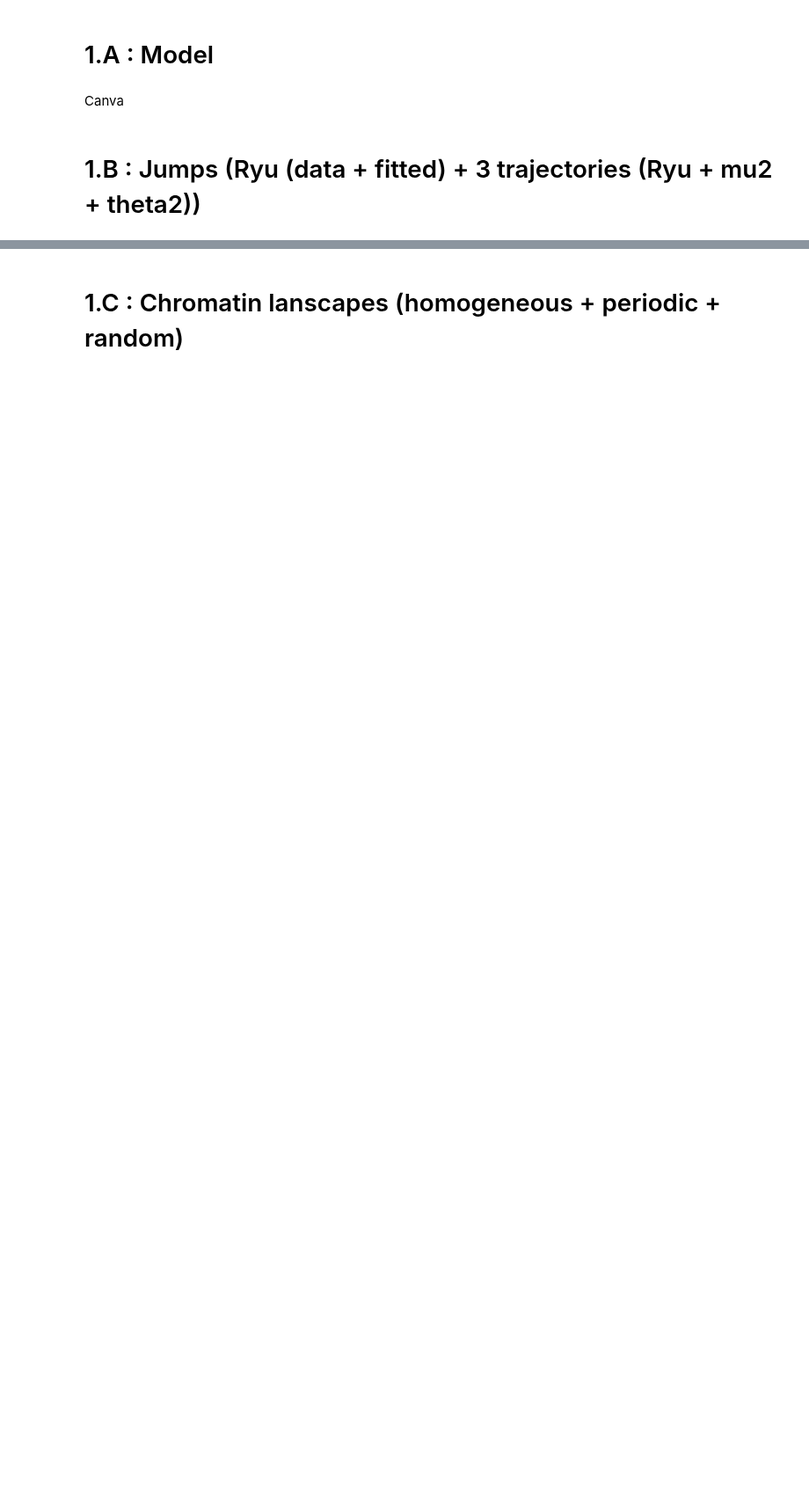
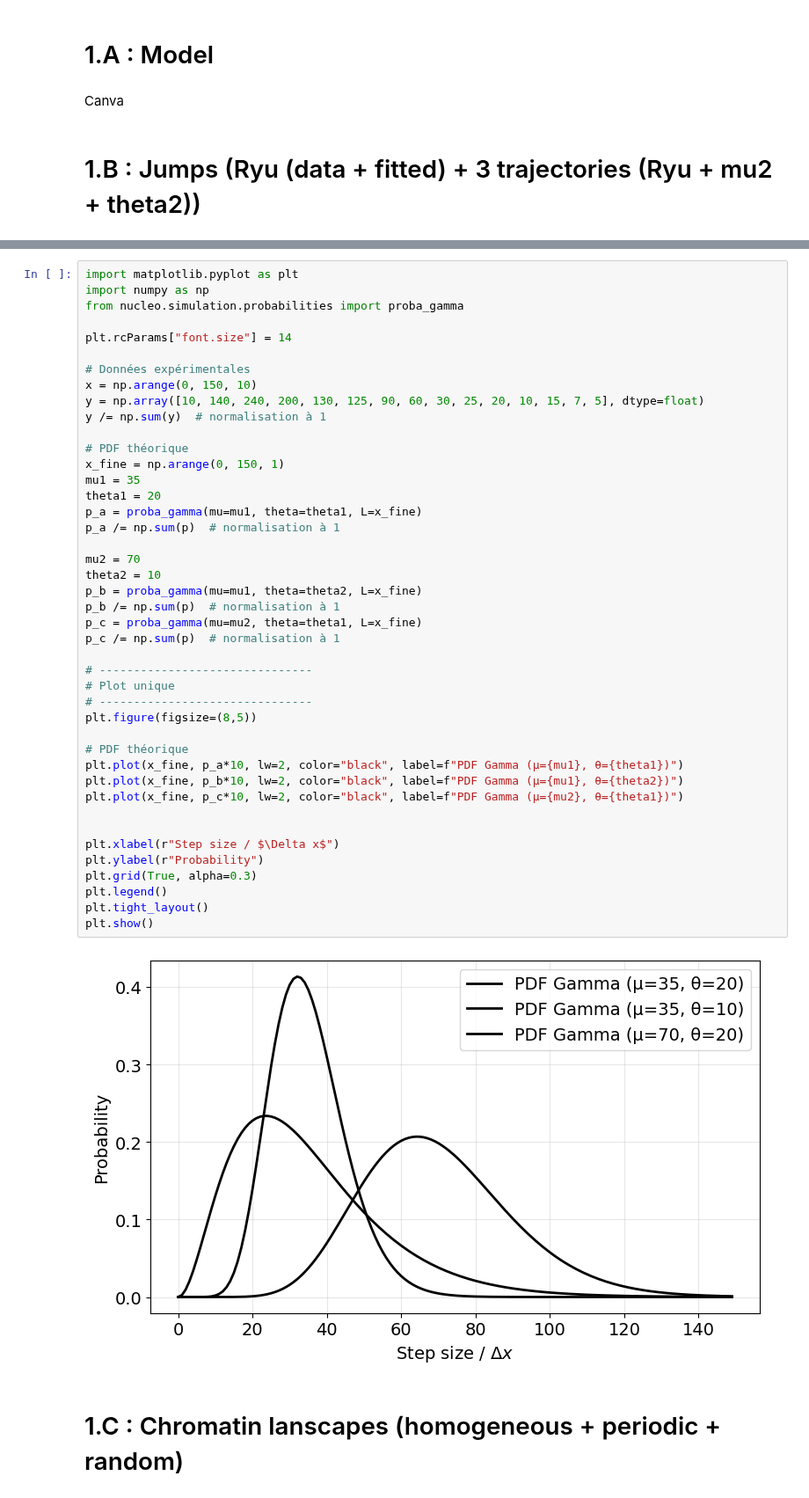
Before and after one commit to npelletbossot/nucleo, a Jupyter notebook: notebooks/figures/article_1/figure_1.ipynb, the cells around one changed output, grey strips where cells are left out. Shown at 88% size. Drawn from its saved outputs; the diff is of its cells as text; blank space fills up the shorter version.

```diff
--- a/notebooks/figures/article_1/figure_1.ipynb
+++ b/notebooks/figures/article_1/figure_1.ipynb
@@ -45,3 +45,48 @@ plt.show()
+# %%
+import matplotlib.pyplot as plt
+import numpy as np
+from nucleo.simulation.probabilities import proba_gamma
+
+plt.rcParams["font.size"] = 14
+
+# Données expérimentales
+x = np.arange(0, 150, 10)
+y = np.array([10, 140, 240, 200, 130, 125, 90, 60, 30, 25, 20, 10, 15, 7, 5], dtype=float)
+y /= np.sum(y)  # normalisation à 1
+
+# PDF théorique
+x_fine = np.arange(0, 150, 1)
+mu1 = 35
+theta1 = 20
+p_a = proba_gamma(mu=mu1, theta=theta1, L=x_fine)
+p_a /= np.sum(p)  # normalisation à 1
+
+mu2 = 70
+theta2 = 10
+p_b = proba_gamma(mu=mu1, theta=theta2, L=x_fine)
+p_b /= np.sum(p)  # normalisation à 1
+p_c = proba_gamma(mu=mu2, theta=theta1, L=x_fine)
+p_c /= np.sum(p)  # normalisation à 1
+
+# -------------------------------
+# Plot unique
+# -------------------------------
+plt.figure(figsize=(8,5))
+
+# PDF théorique
+plt.plot(x_fine, p_a*10, lw=2, color="black", label=f"PDF Gamma (μ={mu1}, θ={theta1})")
+plt.plot(x_fine, p_b*10, lw=2, color="black", label=f"PDF Gamma (μ={mu1}, θ={theta2})")
+plt.plot(x_fine, p_c*10, lw=2, color="black", label=f"PDF Gamma (μ={mu2}, θ={theta1})")
+
+
+plt.xlabel(r"Step size / $\Delta x$")
+plt.ylabel(r"Probability")
+plt.grid(True, alpha=0.3)
+plt.legend()
+plt.tight_layout()
+plt.show()
+# %% [output]
+[figure, added]
 # %% [markdown]
 # 1.C : Chromatin lanscapes (homogeneous + periodic + random)
 # %%
```
Also changed, not shown: parts of 2 cells of this notebook, 8 other files.
